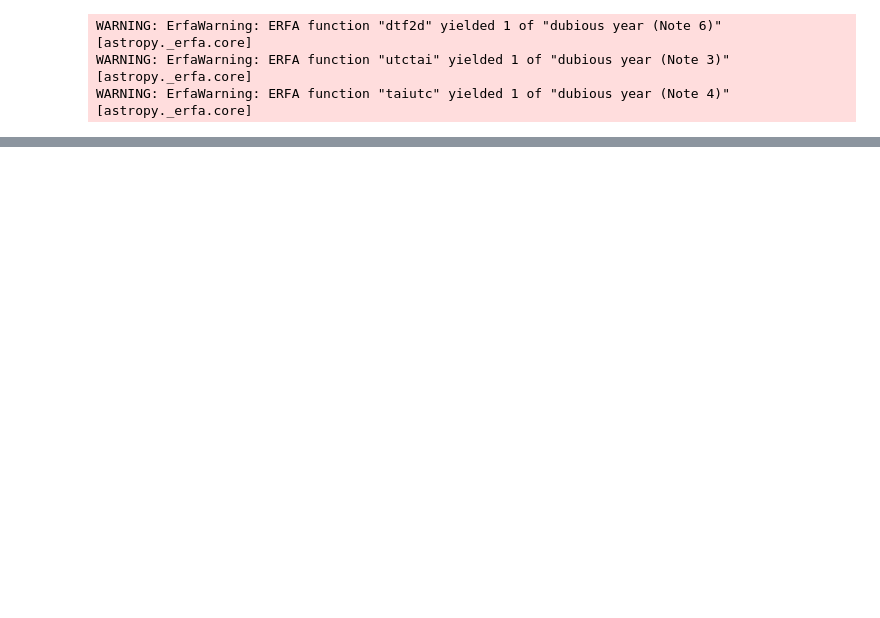
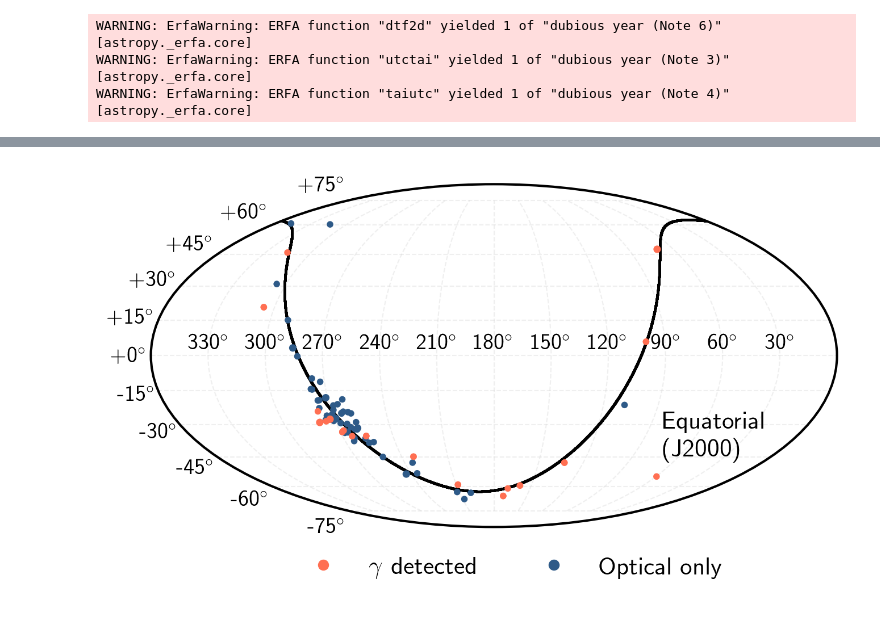
Before and after one commit to apizzuto/Novae, a Jupyter notebook: python3/notebooks/ReadNovaList.ipynb, the cells around one changed output, grey strips where cells are left out. Cells and saved outputs as stored; diff of their text form; code cells hidden in the pictures; blank space fills up the shorter version.

```diff
--- a/python3/notebooks/ReadNovaList.ipynb
+++ b/python3/notebooks/ReadNovaList.ipynb
@@ -250,5 +142,0 @@ gamma_df
-# %%
-def mjd_to_iso(date):
-    return Time(date, format='mjd').iso
-
-gamma_df['Date'] = gamma_df['Start Time'].apply(mjd_to_iso)
@@ -274,0 +219,9 @@ gamma_df
+# %%
+min_greco_mjd = np.min(np.load('/data/user/apizzuto/Nova/GRECO_Skylab_Dataset/v2.4/IC86_2012.data.npy')['time'])
+min_greco_time = Time(min_greco_mjd, format='mjd')
+
+max_greco_mjd = np.max(np.load('/data/user/apizzuto/Nova/GRECO_Skylab_Dataset/v2.4/IC86_2018.data.npy')['time'])
+max_greco_time = Time(max_greco_mjd, format='mjd')
+# %%
+master_df = master_df[master_df['Date'] > min_greco_time]
+master_df = master_df[master_df['Date'] < max_greco_time]
@@ -274,0 +237,34 @@ gamma_df
+# %%
+fig = plt.figure(figsize=(8,4), dpi=200, facecolor='w')
+
+gplane = SkyCoord(frame='galactic', b = np.zeros(5000)*u.degree, l = np.linspace(0.0, 360., 5000)*u.degree)
+gplane_icrs = gplane.icrs
+gcent = SkyCoord(frame='galactic', b = [0.0]*u.degree, l = [0.0]*u.degree)
+gcent_icrs = gcent.icrs
+cols = [sns.xkcd_rgb['orange pink'] if k is True else sns.xkcd_rgb['light navy blue'] for k in master_df['gamma']]
+s = [14 if k is True else 10 for k in df['gamma']]
+
+legend_els = [ Line2D([0], [0], marker='o', ls = '', color=sns.xkcd_rgb['orange pink'], label=r'$\gamma$ detected'),
+              Line2D([0], [0], marker='o', ls = '', color=sns.xkcd_rgb['light navy blue'], label='Optical only')]
+
+ax = fig.add_subplot(111, projection='mollweide')
+ax.grid(True, alpha = 0.35, zorder=1, ls = '--')
+
+
+equatorial = SkyCoord(ra=master_df['RA']*u.deg, dec=master_df['Dec']*u.deg)
+ax.scatter(-1*equatorial.ra.wrap_at('360d').radian + np.pi, equatorial.dec.radian,
+           zorder=20, s = s, c = cols)
+ax.scatter(-1*gamma_coords.ra.wrap_at('360d').radian + np.pi, gamma_coords.dec.radian,
+           zorder=20, s = s, c = sns.xkcd_rgb['orange pink'])
+
+ax.scatter(-1.*gplane_icrs.ra.wrap_at('360d').radian + np.pi, gplane_icrs.dec.radian,
+           zorder=10, c = 'k', s = 0.5)
+
+ax.set_xticklabels(["{:.0f}".format(v) + r'$^{\circ}$' for v in np.linspace(330., 30., 11)], fontsize = 14)
+ax.set_yticklabels(["{:+.0f}".format(v) + r'$^{\circ}$' for v in np.linspace(-75., 75., 11)], fontsize = 14)
+plt.text(110.*np.pi / 180., -45 * np.pi / 180, 'Equatorial\n(J2000)')
+ax.legend(loc=(0.2, -0.18), handles=legend_els, ncol = 2, frameon=False)
+#plt.savefig('/home/apizzuto/public_html/novae/skymap_all_novae.png', dpi=200, bbox_inches='tight')
+plt.show()
+# %% [output]
+[figure, added]
```
Also changed, not shown: parts of 15 cells of this notebook, 1 other file.
